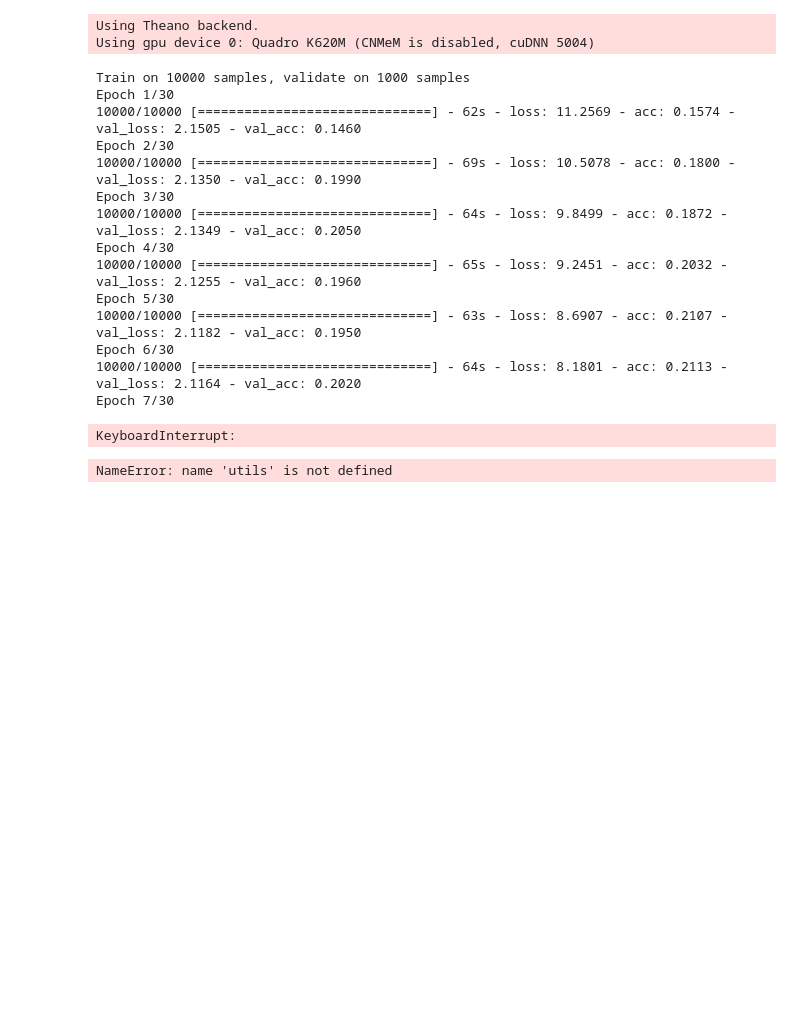
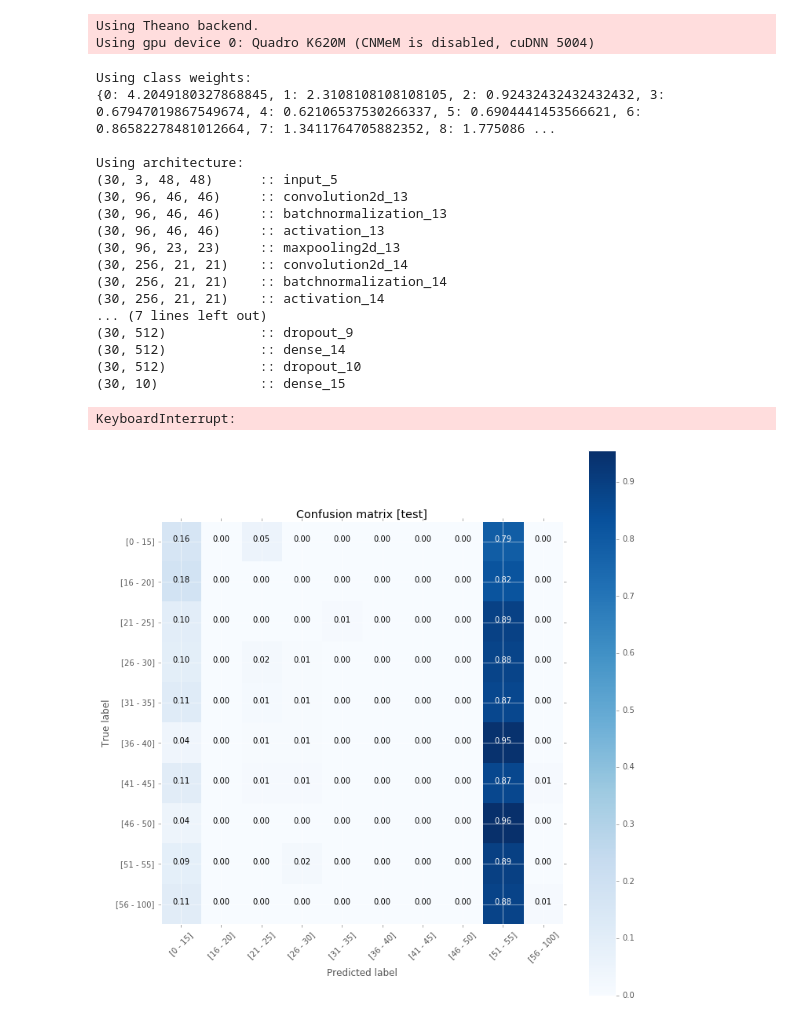
Before and after one commit to chaosmail/cvsp-age-gender-classification-16, a Jupyter notebook: analyse/07_Check_Age_Model_Params.ipynb, the cells around one changed output. Saved outputs shown, nothing was run; the diff lists cells and outputs as text; code cells hidden in the pictures; blank space fills up the shorter version.

```diff
--- a/analyse/07_Check_Age_Model_Params.ipynb
+++ b/analyse/07_Check_Age_Model_Params.ipynb
@@ -33,11 +34,18 @@ class_names = [
 
 n_classes = 10
 
+shp = (3,48,48)
 batch_size = 30
-nb_epoch = 30
+nb_epoch = 10
 learning_rate = 2e-2
-decay = 0
-l2_reg = 3e-3
+decay = 0.0
+l2_reg = 1e-3
+
+# batch_size = 30
+# nb_epoch = 30
+# learning_rate = 2e-2
+# decay = 0
+# l2_reg = 3e-3
 
 lr_boost_epoch = 40
 lr_boost_value = 2e-2
@@ -53,6 +61,10 @@ Y_val = np_utils.to_categorical(y_val, n_classes)
 X_test = np.load(fs.join(DATA_DIR, TEST_DATA_OBJ + '_00.npy')).astype(np.float32)
 y_test = np.load(fs.join(DATA_DIR, TEST_DATA_OBJ + '_label_age_00.npy')).astype(int)
 Y_test = np_utils.to_categorical(y_test, n_classes)
+
+class_weight = utils.get_class_weight(class_names, y_train)
+print('\nUsing class weights:')
+print(class_weight)
 
 def flip(X):
     return X.transpose((0,3,2,1))
@@ -73,48 +85,57 @@ X_train = transform(X_train, mean, std)
 X_val = transform(X_val, mean, std)
 X_test = transform(X_test, mean, std)
 
-model = models.get_simple_cnn(input_shape=(3,48,48), n_classes=n_classes, init='glorot_uniform', l2_reg=l2_reg, activation='elu')
+model = models.get_simple_cnn(
+    input_shape=shp, n_classes=n_classes,
+    init='glorot_normal', # Seems to be more stable than glorot uniform (Xavier Initialization)
+    batch_norm=True,      # Better generalization and faster convergence, no improvements with ELU (slower computation)
+    l2_reg=l2_reg,        # Adds good generalization to the model
+    activation='elu',     # Seems to converge much faster instead of ReLU
+    dropout=0.5,          # More generalization, drop rand connections at training time,
+    fc6=512,
+    fc7=512
+)
+
+print('\nUsing architecture:')
+utils.get_model_shape(model, (batch_size, shp[0], shp[1], shp[2]))
+
 opt = SGD(lr=learning_rate, decay=decay)
 model.compile(loss='categorical_crossentropy', optimizer=opt, metrics=['accuracy'])
 
-def scheduler(epoch):
-    if epoch == lr_boost_epoch:
-        model.optimizer.lr.set_value(lr_boost_value)
-    return float(model.optimizer.lr.get_value())
-
-change_lr = LearningRateScheduler(scheduler)
-
 hist = model.fit(X_train, Y_train, batch_size=batch_size, nb_epoch=nb_epoch,
-          verbose=1, validation_data=(X_val, Y_val), callbacks=[change_lr])
+          verbose=1, validation_data=(X_val, Y_val))
 
 score = model.evaluate(X_test, Y_test, verbose=0)
 
 print('Test score:', score[0])
 print('Test accuracy:', score[1])
 # %% [output]
-Train on 10000 samples, validate on 1000 samples
-Epoch 1/30
-10000/10000 [==============================] - 62s - loss: 11.2569 - acc: 0.1574 - val_loss: 2.1505 - val_acc: 0.1460
-Epoch 2/30
-10000/10000 [==============================] - 69s - loss: 10.5078 - acc: 0.1800 - val_loss: 2.1350 - val_acc: 0.1990
-Epoch 3/30
-10000/10000 [==============================] - 64s - loss: 9.8499 - acc: 0.1872 - val_loss: 2.1349 - val_acc: 0.2050
-Epoch 4/30
-10000/10000 [==============================] - 65s - loss: 9.2451 - acc: 0.2032 - val_loss: 2.1255 - val_acc: 0.1960
-Epoch 5/30
-10000/10000 [==============================] - 63s - loss: 8.6907 - acc: 0.2107 - val_loss: 2.1182 - val_acc: 0.1950
-Epoch 6/30
-10000/10000 [==============================] - 64s - loss: 8.1801 - acc: 0.2113 - val_loss: 2.1164 - val_acc: 0.2020
-Epoch 7/30
+Using class weights:
+{0: 4.2049180327868845, 1: 2.3108108108108105, 2: 0.92432432432432432, 3: 0.67947019867549674, 4: 0.62106537530266337, 5: 0.6904441453566621, 6: 0.86582278481012664, 7: 1.3411764705882352, 8: 1.775086 ...
+
+Using architecture:
+(30, 3, 48, 48)      :: input_5
+(30, 96, 46, 46)     :: convolution2d_13
+(30, 96, 46, 46)     :: batchnormalization_13
+(30, 96, 46, 46)     :: activation_13
+(30, 96, 23, 23)     :: maxpooling2d_13
+(30, 256, 21, 21)    :: convolution2d_14
+(30, 256, 21, 21)    :: batchnormalization_14
+(30, 256, 21, 21)    :: activation_14
+... (7 lines left out)
+(30, 512)            :: dropout_9
+(30, 512)            :: dense_14
+(30, 512)            :: dropout_10
+(30, 10)             :: dense_15
 KeyboardInterrupt:
 # %%
 from sklearn.metrics import confusion_matrix
 
 y_true = y_test
 y_pred = model.predict_classes(X_test, batch_size=batch_size, verbose=0)
 
 cm = confusion_matrix(y_true, y_pred)
 
-utils.plot_confusion_matrix(cm, classes=class_names, normalize=True, title='Confusion matrix [test]')
+plot_utils.plot_confusion_matrix(cm, classes=class_names, normalize=True, title='Confusion matrix [test]')
 # %% [output]
-NameError: name 'utils' is not defined
+[figure, added]
```
Also changed, not shown: parts of 2 cells of this notebook, 14 other files.
